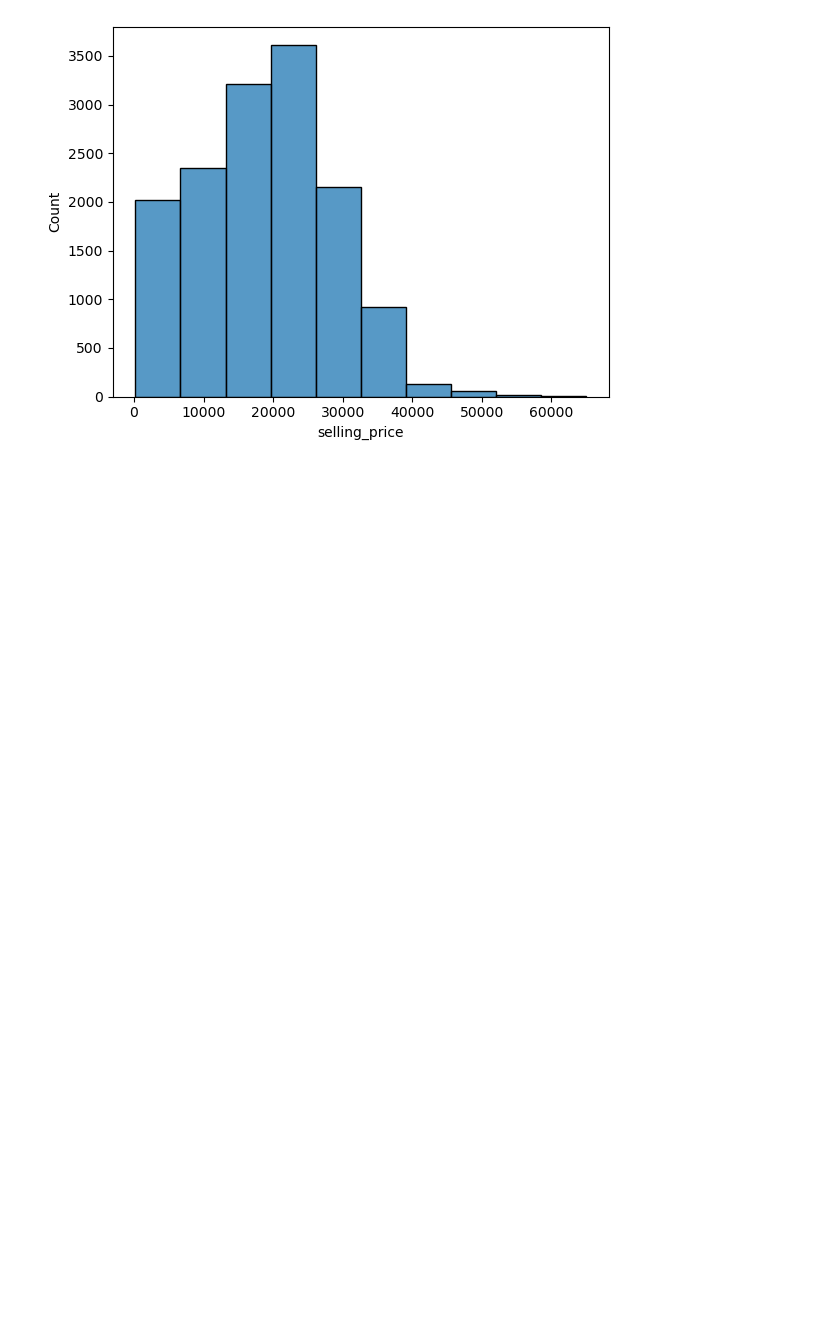
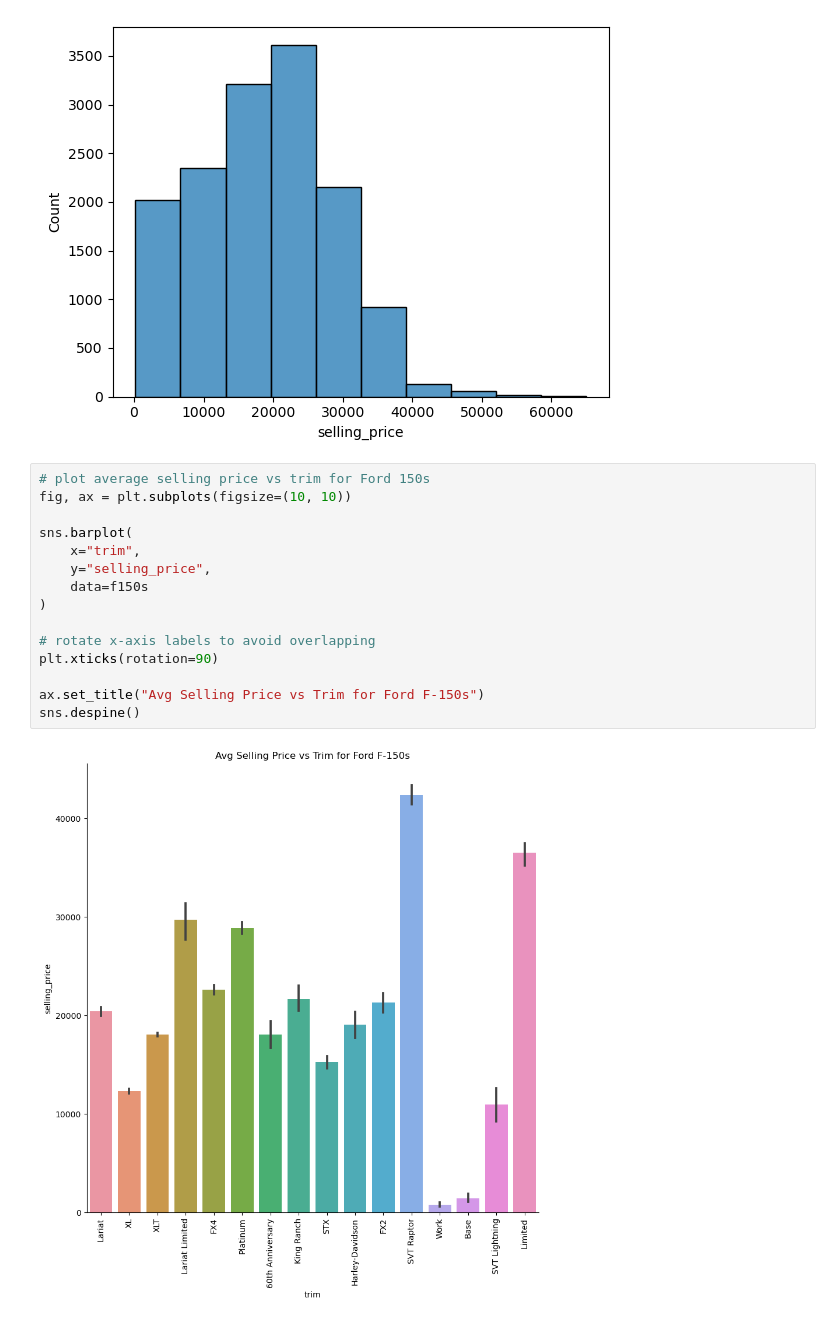
Before and after one commit to MeetPatel89/car_sales_analysis, a Jupyter notebook: notebook.ipynb, the cells around one changed output. Cells and saved outputs as stored; diff of their text form; blank space fills up the shorter version.

Commit message:
plot bar plot for average selling price vs trim for Ford 150s

```diff
--- a/notebook.ipynb
+++ b/notebook.ipynb
@@ -321,3 +321,20 @@ sns.histplot(
 # %% [output]
 <AxesSubplot: xlabel='selling_price', ylabel='Count'>
 [figure]
+# %%
+# plot average selling price vs trim for Ford 150s
+fig, ax = plt.subplots(figsize=(10, 10))
+
+sns.barplot(
+    x="trim",
+    y="selling_price",
+    data=f150s
+)
+
+# rotate x-axis labels to avoid overlapping
+plt.xticks(rotation=90)
+
+ax.set_title("Avg Selling Price vs Trim for Ford F-150s")
+sns.despine()
+# %% [output]
+[figure, added]
```
